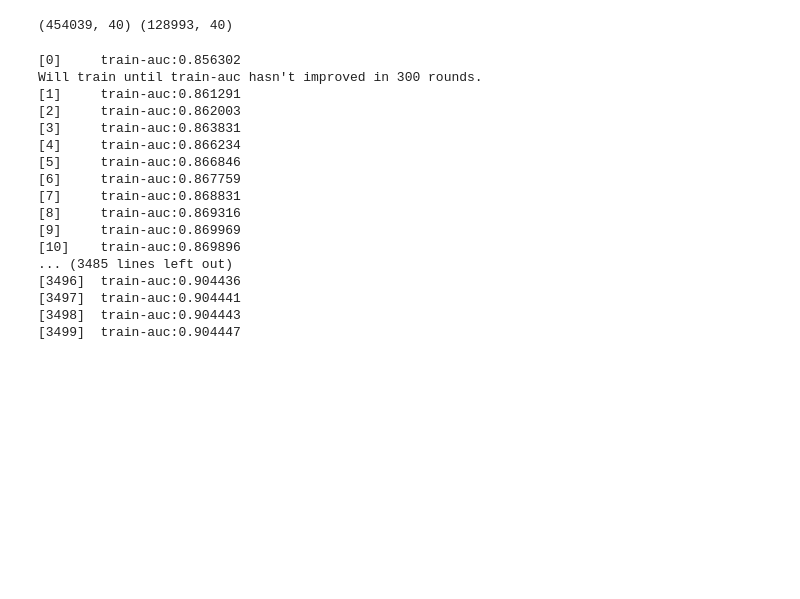
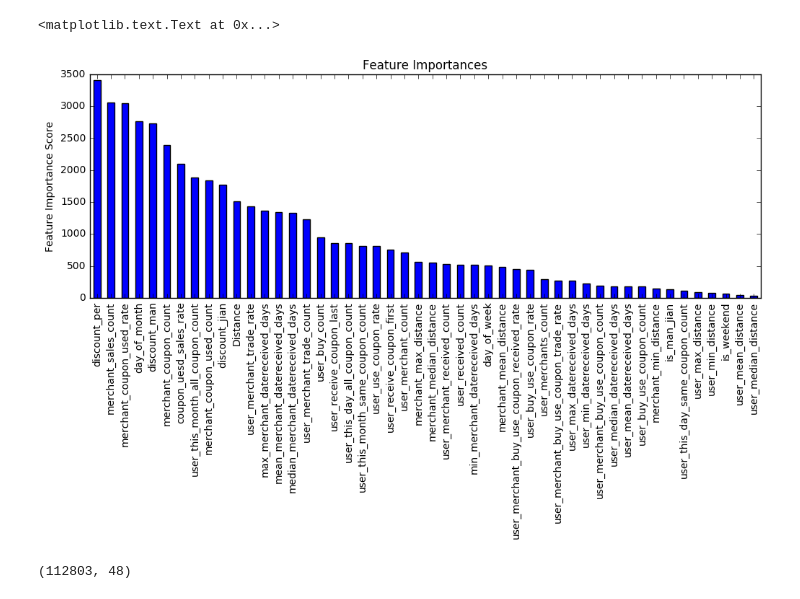
Before and after one commit to q1161602026/Coupon_Forecast, a Jupyter notebook: xgb.ipynb, the cells around one changed output. Cells and saved outputs as stored; diff of their text form; code cells hidden in the pictures; blank space fills up the shorter version.

```diff
--- a/xgb.ipynb
+++ b/xgb.ipynb
@@ -12,0 +40,4 @@ train_y = train.label
+# %%
+watchlist = [(train,'train'),(val,'val')]
+
+model0 = xgb.train(params,train,num_boost_round=3000,evals=watchlist,early_stopping_rounds=300)#,xgb_model=model)
@@ -12,0 +65,8 @@ train_y = train.label
+# %%
+all_train=pd.read_csv('data/all_train.csv')
+all_train_x = all_train.drop(['label'],axis=1)
+all_train_y = all_train.label
+
+print all_train.shape
+
+all_train = xgb.DMatrix(all_train_x,all_train_y)
@@ -12,0 +75,19 @@ train_y = train.label
+# %%
+params={'booster':'gbtree',
+	    'objective': 'rank:pairwise',
+	    'eval_metric':'auc',
+	    'gamma':0.2,
+	    'min_child_weight':1.1,
+	    'max_depth':5,
+	    'lambda':10,
+	    'subsample':0.7,
+	    'colsample_bytree':0.7,
+	    'colsample_bylevel':0.7,
+	    'eta': 0.070,
+	    'tree_method':'exact',
+	    'nthread':12
+	    }
+# %%
+watchlist = [(all_train,'train')]
+
+model = xgb.train(params,all_train,num_boost_round=5000,evals=watchlist,early_stopping_rounds=300)#,xgb_model=model)
@@ -13,9 +112,21 @@ train_y = train.label
+# %%
+import matplotlib.pylab as plt
+%matplotlib inline
+from matplotlib.pylab import rcParams
+rcParams['figure.figsize'] = 12, 4
+
+feat_imp = pd.Series(model.get_fscore()).sort_values(ascending=False)
+feat_imp.plot(kind='bar', title='Feature Importances')
+plt.ylabel('Feature Importance Score')
+# %% [output]
+<matplotlib.text.Text at 0x...>
+[figure, added]
 # %%
 test=pd.read_csv('data/all_test.csv')
-test_x = test.drop(['User_id','Coupon_id','Merchant_id','Date_received'],axis=1)
+test_x = test.drop(['User_id','Coupon_id','Merchant_id','Date_received','Discount_rate'],axis=1)
 test_preds = test[['User_id','Coupon_id','Date_received']]
 
-print train_x.shape,test_x.shape
+print test_x.shape
 test = xgb.DMatrix(test_x)
 # %% [output]
-(454039, 40) (128993, 40)
+(112803, 48)
@@ -44,26 +132,0 @@ params={'booster':'gbtree',
-# %%
-# watchlist = [(X_train,'train'),(X_val,'val')]
-
-# model0 = xgb.train(params,X_train,num_boost_round=3000,evals=watchlist,early_stopping_rounds=300)#,xgb_model=model)
-
-watchlist = [(train,'train')]
-
-model0 = xgb.train(params,train,num_boost_round=3500,evals=watchlist,early_stopping_rounds=300)#,xgb_model=model)
-# %% [output]
-[0]     train-auc:0.856302
-Will train until train-auc hasn't improved in 300 rounds.
-[1]     train-auc:0.861291
-[2]     train-auc:0.862003
-[3]     train-auc:0.863831
-[4]     train-auc:0.866234
-[5]     train-auc:0.866846
-[6]     train-auc:0.867759
-[7]     train-auc:0.868831
-[8]     train-auc:0.869316
-[9]     train-auc:0.869969
-[10]    train-auc:0.869896
-... (3485 lines left out)
-[3496]  train-auc:0.904436
-[3497]  train-auc:0.904441
-[3498]  train-auc:0.904443
-[3499]  train-auc:0.904447
```
Also changed, not shown: parts of 18 cells of this notebook, 11 other files.
